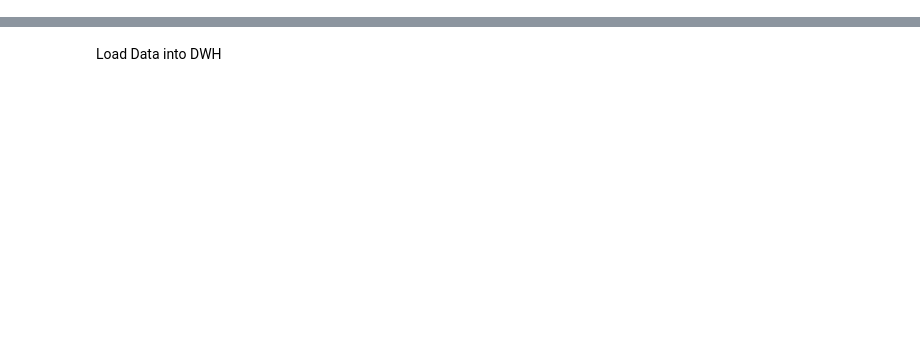
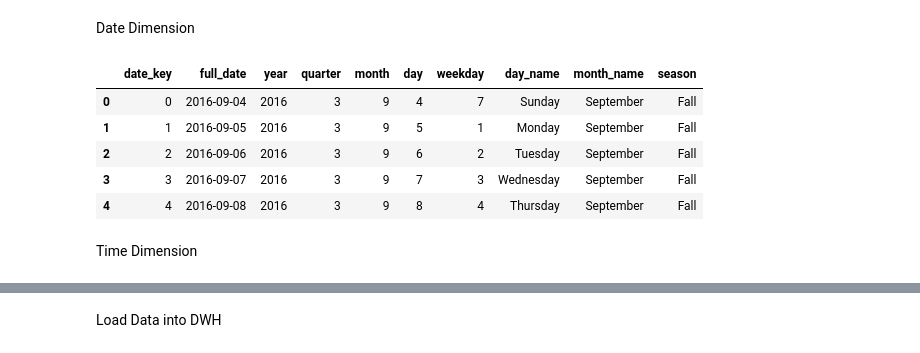
Before and after one commit to MaiElsayed01/ecommerce_etl, a Jupyter notebook: ecommerce_etl.ipynb, the cells around one changed output, grey strips where cells are left out. Saved outputs shown, nothing was run; the diff lists cells and outputs as text; code cells hidden in the pictures; blank space fills up the shorter version.

```diff
--- a/ecommerce_etl.ipynb
+++ b/ecommerce_etl.ipynb
@@ -400,0 +282,35 @@ feedback_df.head()
+# %% [markdown]
+Date Dimension
+# %%
+start_date = order_df['order_date'].min()
+end_date = order_df['order_date'].max()
+
+date_df = pd.DataFrame(pd.date_range(start_date, end_date), columns=['full_date'])
+date_df['year'] = date_df['full_date'].dt.year
+date_df['quarter'] = date_df['full_date'].dt.quarter
+date_df['month'] = date_df['full_date'].dt.month
+date_df['day'] = date_df['full_date'].dt.day
+date_df['weekday'] = date_df['full_date'].dt.weekday + 1
+date_df['day_name'] = date_df['full_date'].dt.day_name()
+date_df['month_name'] = date_df['full_date'].dt.month_name()
+date_df['season'] = date_df['month'].apply(
+    lambda month:
+        'Winter' if 11 <= month<= 2
+        else 'Spring' if 3 <= month <= 5
+        else 'Summer' if 6 <= month <= 8
+        else 'Fall'
+)
+date_df['full_date'] = date_df['full_date'].dt.date
+date_df = date_df.reset_index()
+date_df = date_df.rename(columns={'index': 'date_key'})
+
+date_df.head()
+# %% [output]
+|  | date_key | full_date | year | quarter | month | day | weekday | day_name | month_name | season |
+| 0 | 0 | 2016-09-04 | 2016 | 3 | 9 | 4 | 7 | Sunday | September | Fall |
+| 1 | 1 | 2016-09-05 | 2016 | 3 | 9 | 5 | 1 | Monday | September | Fall |
+| 2 | 2 | 2016-09-06 | 2016 | 3 | 9 | 6 | 2 | Tuesday | September | Fall |
+| 3 | 3 | 2016-09-07 | 2016 | 3 | 9 | 7 | 3 | Wednesday | September | Fall |
+| 4 | 4 | 2016-09-08 | 2016 | 3 | 9 | 8 | 4 | Thursday | September | Fall |
+# %% [markdown]
+Time Dimension
```
Also changed, not shown: parts of 91 cells of this notebook.
